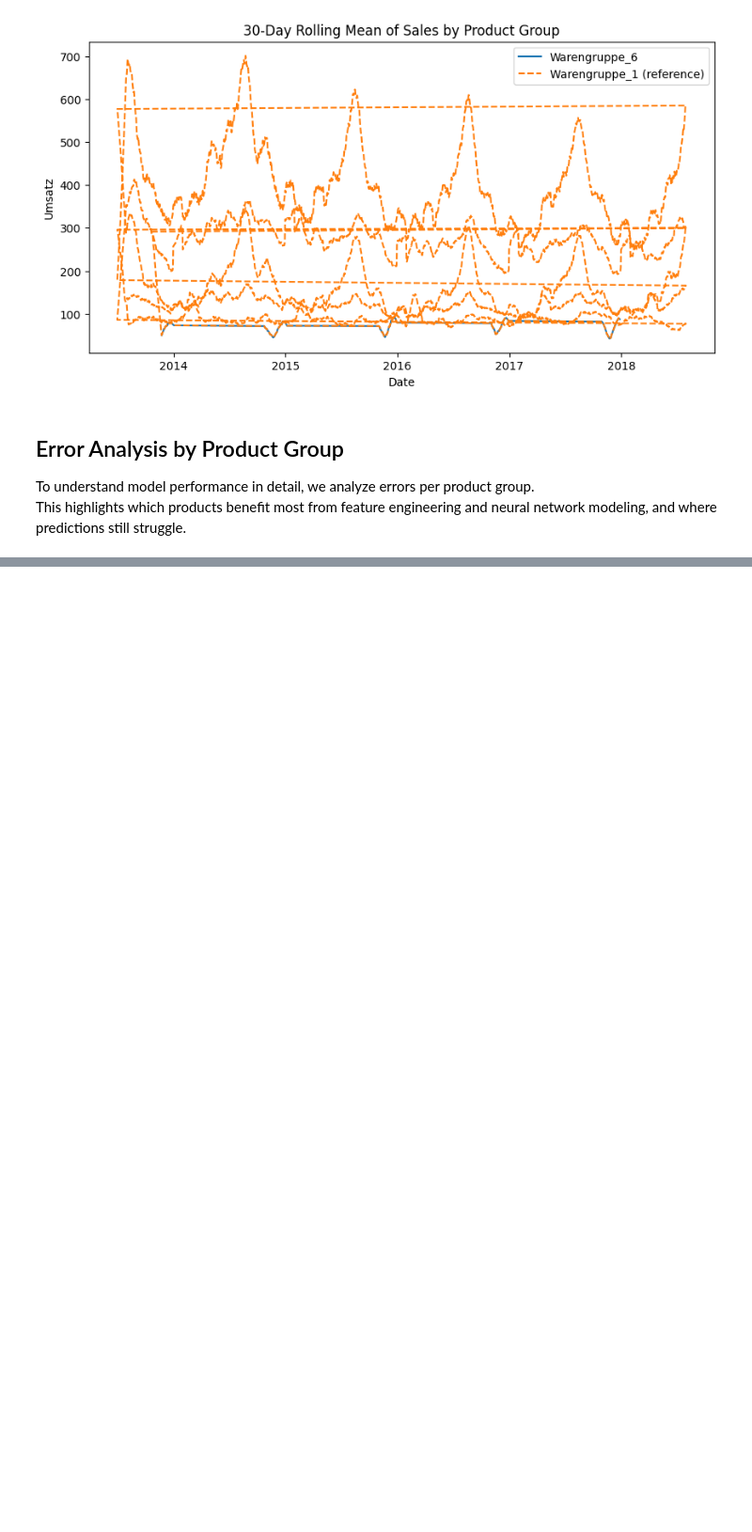
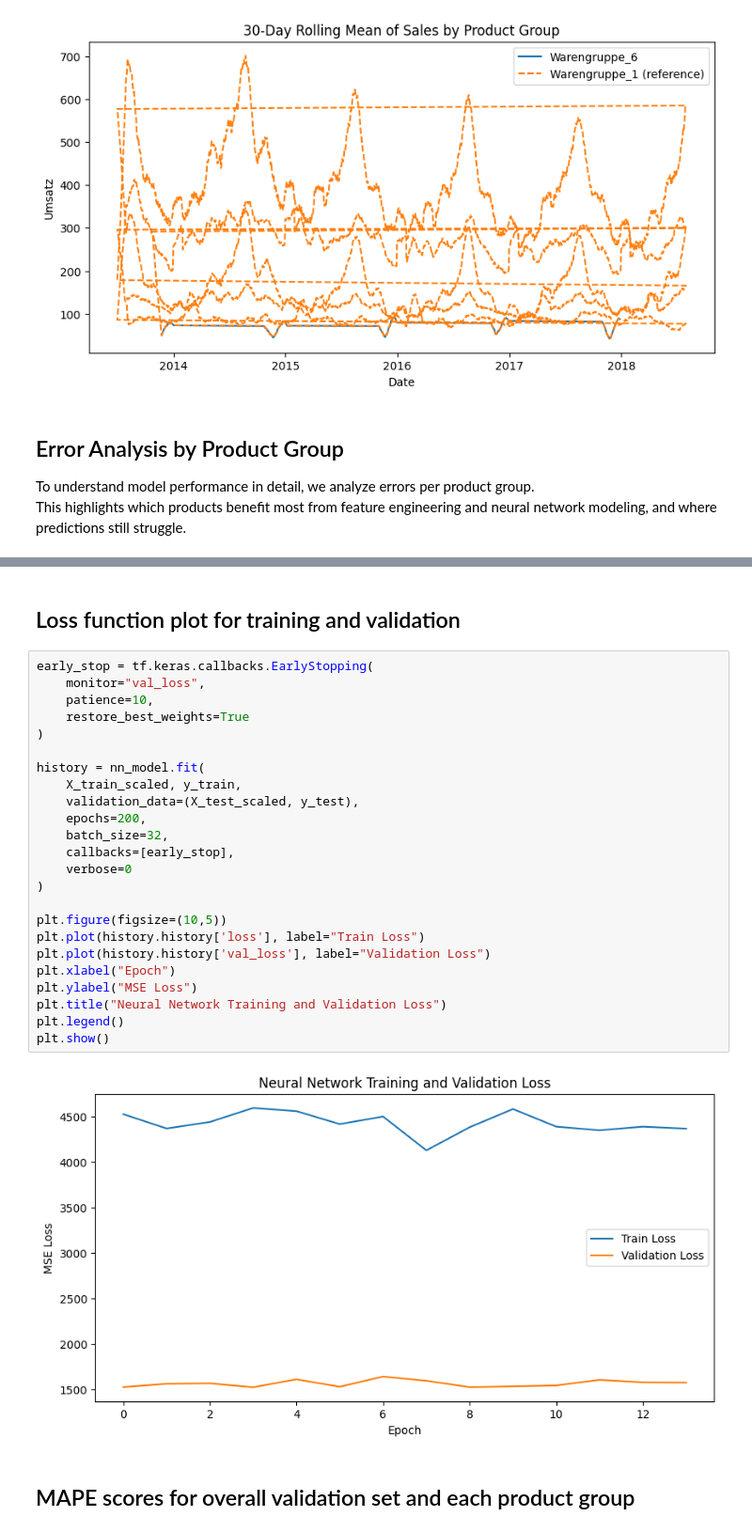
Before and after one commit to ChetnaLourembam/ML-DS, a Jupyter notebook: 3_Model/model_definition_evaluation.ipynb, the cells around one changed output, grey strips where cells are left out. Shown at 94% size. Drawn from its saved outputs; the diff is of its cells as text; blank space fills up the shorter version.

```diff
--- a/3_Model/model_definition_evaluation.ipynb
+++ b/3_Model/model_definition_evaluation.ipynb
@@ -351,0 +464,30 @@ Worst fail: Product Group 5.0 (ΔRMSE = -2.69)
+# %% [markdown]
+## Loss function plot for training and validation
+# %%
+early_stop = tf.keras.callbacks.EarlyStopping(
+    monitor="val_loss",
+    patience=10,
+    restore_best_weights=True
+)
+
+history = nn_model.fit(
+    X_train_scaled, y_train,
+    validation_data=(X_test_scaled, y_test),
+    epochs=200,
+    batch_size=32,
+    callbacks=[early_stop],
+    verbose=0
+)
+
+plt.figure(figsize=(10,5))
+plt.plot(history.history['loss'], label="Train Loss")
+plt.plot(history.history['val_loss'], label="Validation Loss")
+plt.xlabel("Epoch")
+plt.ylabel("MSE Loss")
+plt.title("Neural Network Training and Validation Loss")
+plt.legend()
+plt.show()
+# %% [output]
+[figure, added]
+# %% [markdown]
+## MAPE scores for overall validation set and each product group
```
Also changed, not shown: parts of 15 cells of this notebook.
